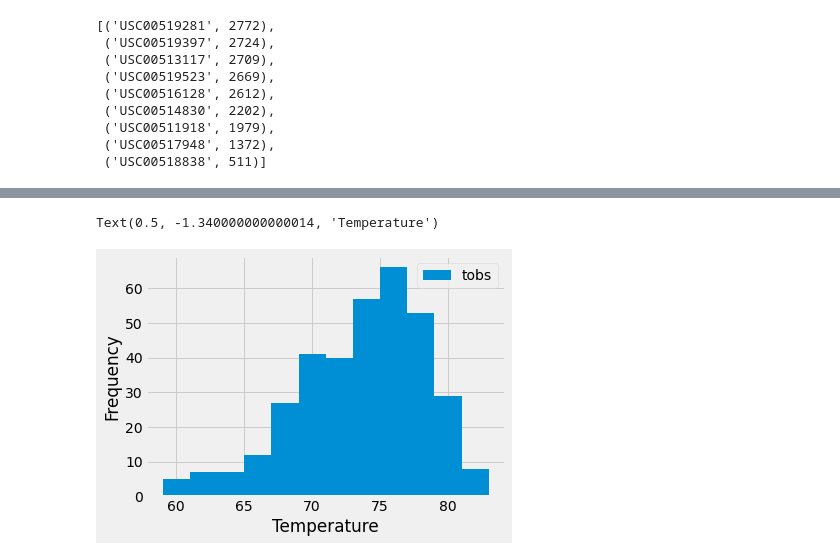
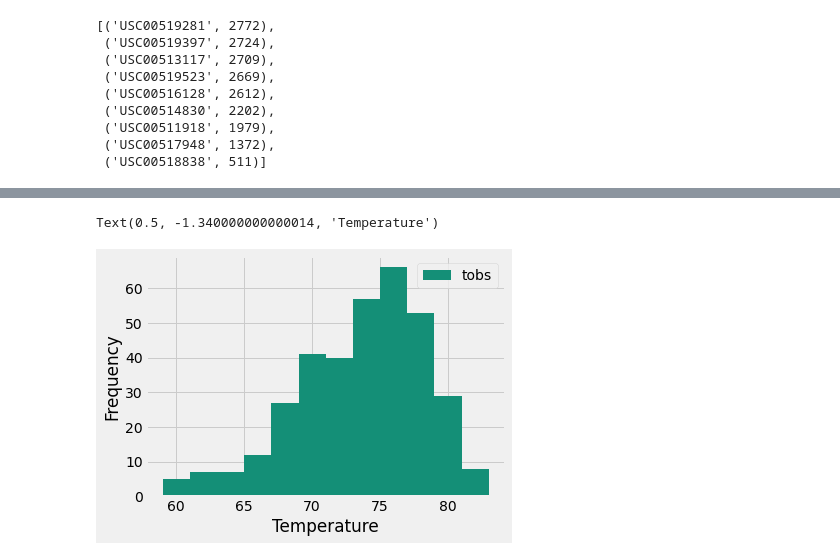
Before and after one commit to elz-harri/08-SQLAlchemy-Challenge, a Jupyter notebook: climate_starter.ipynb, the cells around one changed output, grey strips where cells are left out. Saved outputs shown, nothing was run; the diff lists cells and outputs as text; code cells hidden in the pictures.

```diff
--- a/climate_starter.ipynb
+++ b/climate_starter.ipynb
@@ -91,17 +107,17 @@ session.query(func.min(Measurement.tobs), func.max(Measurement.tobs), func.avg(M
 # %%
 # Choose the station with the highest number of temperature observations.
 # Query the last 12 months of temperature observation data for this station and plot the results as a histogram
 import datetime as dt
 from pandas.plotting import table
 prev_year = dt.date(2017, 8, 23) - dt.timedelta(days=365)
 
 results = session.query(Measurement.tobs).\
     filter(Measurement.station == 'USC00519281').\
     filter(Measurement.date >= prev_year).all()
 df = pd.DataFrame(results, columns=['tobs'])
-df.plot.hist(bins=12)
+df.plot.hist(bins=12, color = "#148F77")
 plt.tight_layout()
 plt.xlabel("Temperature")
 # %% [output]
 Text(0.5, -1.340000000000014, 'Temperature')
-[figure, old version]
+[figure, new version]
```
Also changed, not shown: parts of 4 cells of this notebook, 7 other files.
